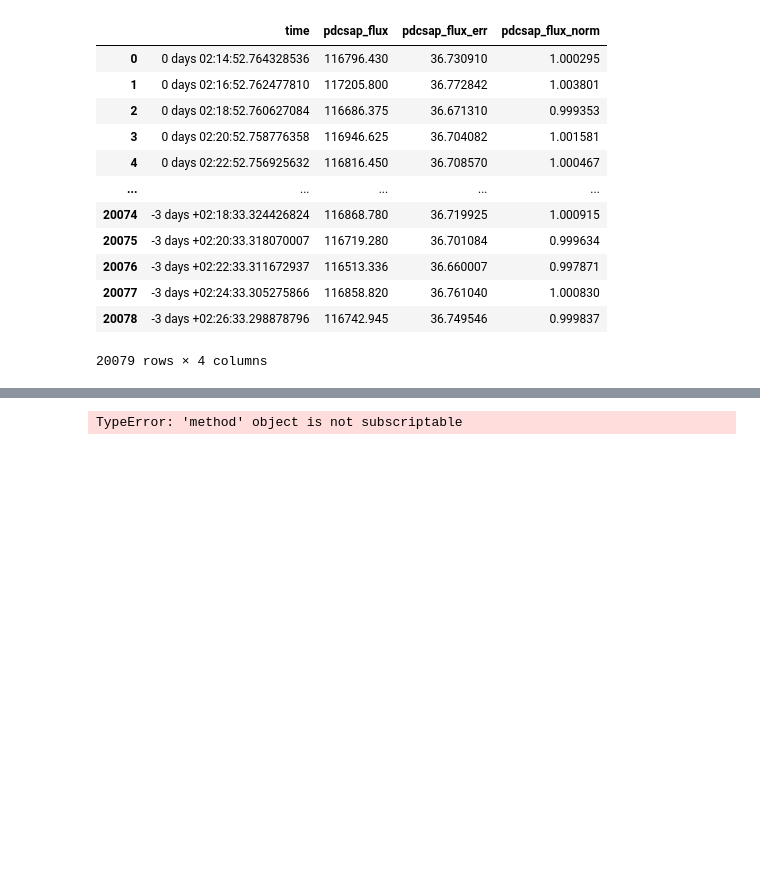
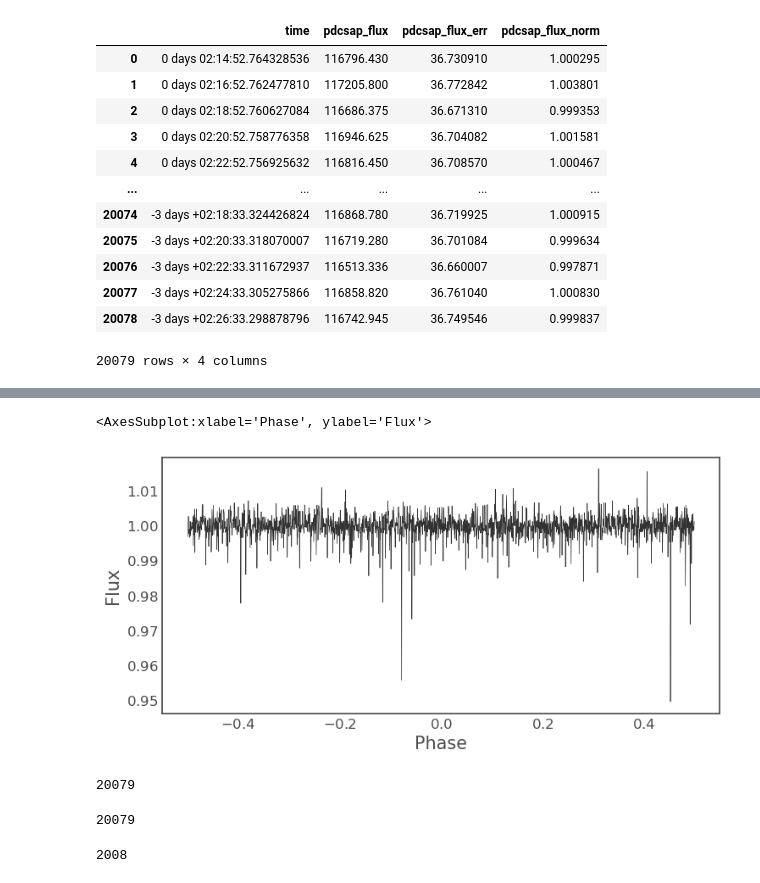
Before and after one commit to jdowzell/Thesis, a Jupyter notebook: 20211101 - LightKurve stuff.ipynb, the cells around one changed output, grey strips where cells are left out. Drawn from its saved outputs; the diff is of its cells as text; code cells hidden in the pictures; blank space fills up the shorter version.

```diff
--- a/20211101 - LightKurve stuff.ipynb
+++ b/20211101 - LightKurve stuff.ipynb
@@ -217,5 +187,0 @@ TimeSeries length=20079
-# %%
-lc = lk.LightCurve(time=range(len(ts)), flux=ts['pdcsap_flux_norm'])
-
-fold_lc = lc.fold(period=period, normalize_phase=True)
-fold_lc
@@ -246,4 +195,17 @@ fold_lc.plot()
 # %%
-fold_lc.items['flux']
+fold_lc[::10].plot()
 # %% [output]
-TypeError: 'method' object is not subscriptable
+<AxesSubplot:xlabel='Phase', ylabel='Flux'>
+[figure, added]
+# %%
+len(lc)
+# %% [output]
+20079
+# %%
+len(fold_lc)
+# %% [output]
+20079
+# %%
+len(fold_lc[::10])
+# %% [output]
+2008
```
Also changed, not shown: parts of 11 cells of this notebook, 5 other files.
